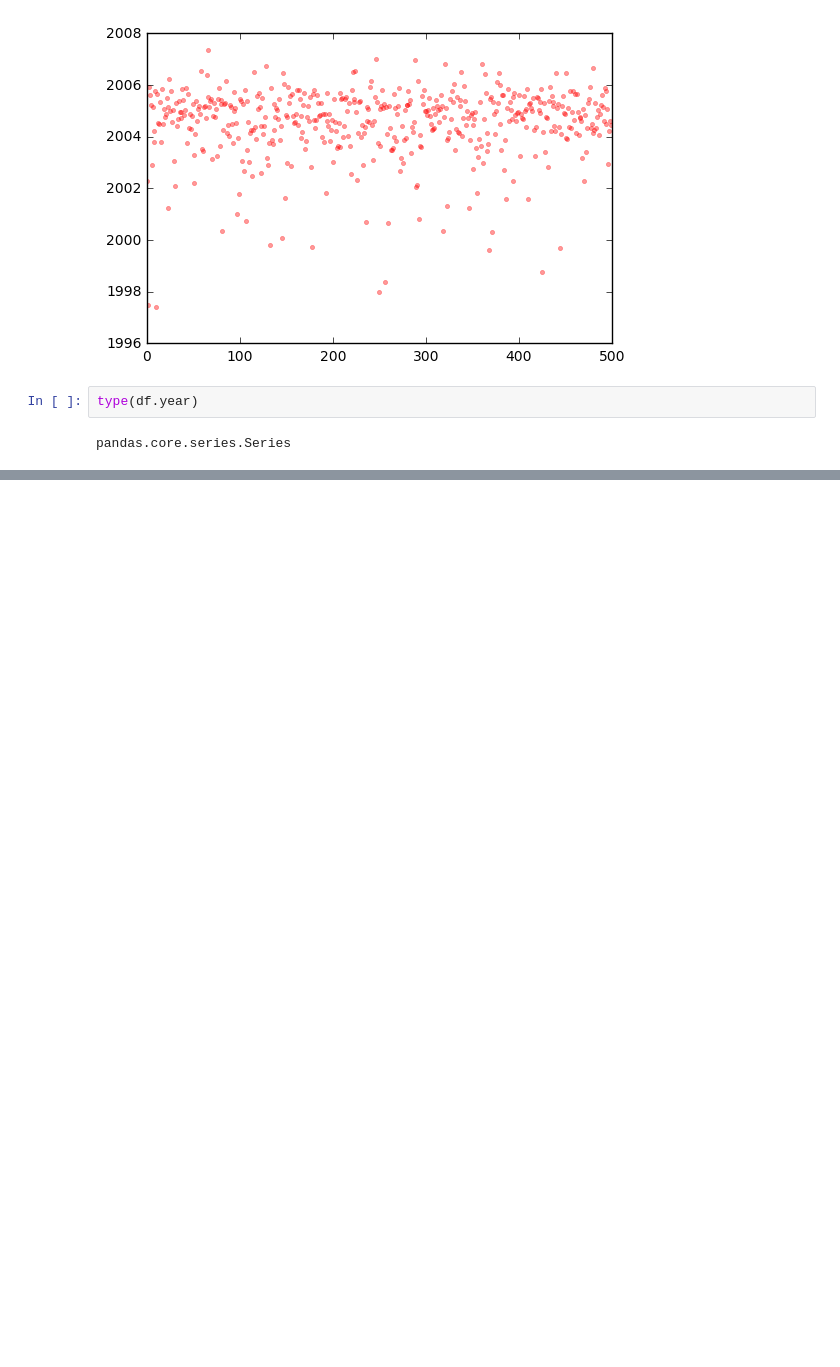
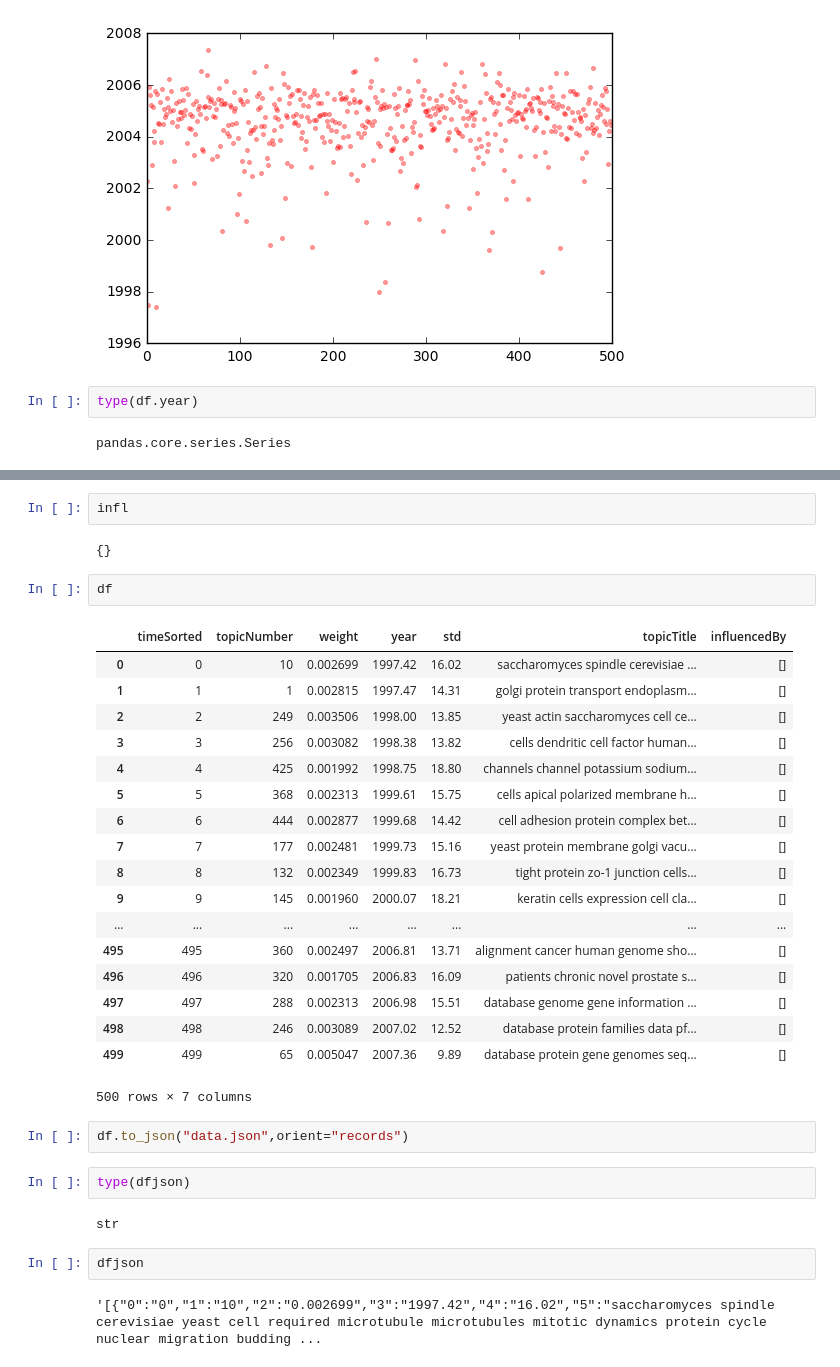
Before and after one commit to arpit-garg/cs410, a Jupyter notebook: project.ipynb, the cells around one changed output, grey strips where cells are left out. Saved outputs shown, nothing was run; the diff lists cells and outputs as text; blank space fills up the shorter version.

Commit message:
json add

```diff
--- a/project.ipynb
+++ b/project.ipynb
@@ -211,0 +253,35 @@ plt.show()
+# %%
+infl
+# %% [output]
+{}
+# %%
+df
+# %% [output]
+|  | timeSorted | topicNumber | weight | year | std | topicTitle | influencedBy |
+| 0 | 0 | 10 | 0.002699 | 1997.42 | 16.02 | saccharomyces spindle cerevisiae ... | [] |
+| 1 | 1 | 1 | 0.002815 | 1997.47 | 14.31 | golgi protein transport endoplasm... | [] |
+| 2 | 2 | 249 | 0.003506 | 1998.00 | 13.85 | yeast actin saccharomyces cell ce... | [] |
+| 3 | 3 | 256 | 0.003082 | 1998.38 | 13.82 | cells dendritic cell factor human... | [] |
+| 4 | 4 | 425 | 0.001992 | 1998.75 | 18.80 | channels channel potassium sodium... | [] |
+| 5 | 5 | 368 | 0.002313 | 1999.61 | 15.75 | cells apical polarized membrane h... | [] |
+| 6 | 6 | 444 | 0.002877 | 1999.68 | 14.42 | cell adhesion protein complex bet... | [] |
+| 7 | 7 | 177 | 0.002481 | 1999.73 | 15.16 | yeast protein membrane golgi vacu... | [] |
+| 8 | 8 | 132 | 0.002349 | 1999.83 | 16.73 | tight protein zo-1 junction cells... | [] |
+| 9 | 9 | 145 | 0.001960 | 2000.07 | 18.21 | keratin cells expression cell cla... | [] |
+| ... | ... | ... | ... | ... | ... | ... | ... |
+| 495 | 495 | 360 | 0.002497 | 2006.81 | 13.71 | alignment cancer human genome sho... | [] |
+| 496 | 496 | 320 | 0.001705 | 2006.83 | 16.09 | patients chronic novel prostate s... | [] |
+| 497 | 497 | 288 | 0.002313 | 2006.98 | 15.51 | database genome gene information ... | [] |
+| 498 | 498 | 246 | 0.003089 | 2007.02 | 12.52 | database protein families data pf... | [] |
+| 499 | 499 | 65 | 0.005047 | 2007.36 | 9.89 | database protein gene genomes seq... | [] |
+500 rows × 7 columns
+# %%
+df.to_json("data.json",orient="records")
+# %%
+type(dfjson)
+# %% [output]
+str
+# %%
+dfjson
+# %% [output]
+'[{"0":"0","1":"10","2":"0.002699","3":"1997.42","4":"16.02","5":"saccharomyces spindle cerevisiae yeast cell required microtubule microtubules mitotic dynamics protein cycle nuclear migration budding ...
```
Also changed, not shown: parts of 10 cells of this notebook, 1 other file.
